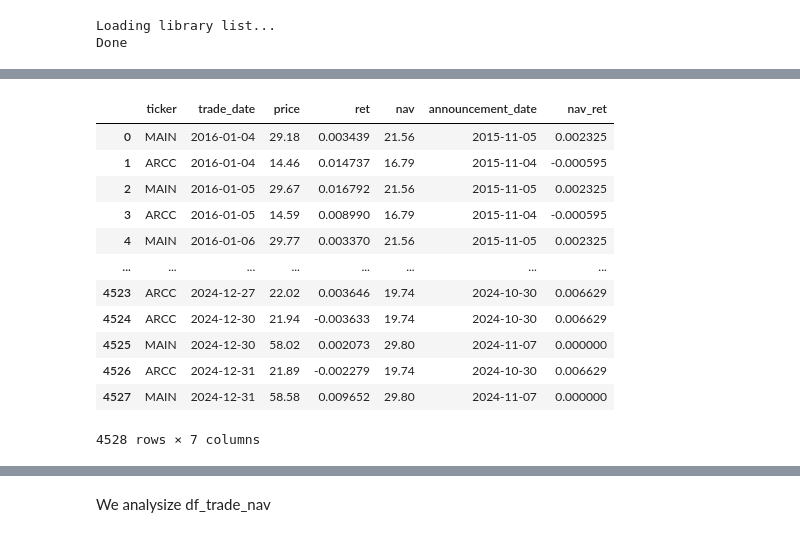
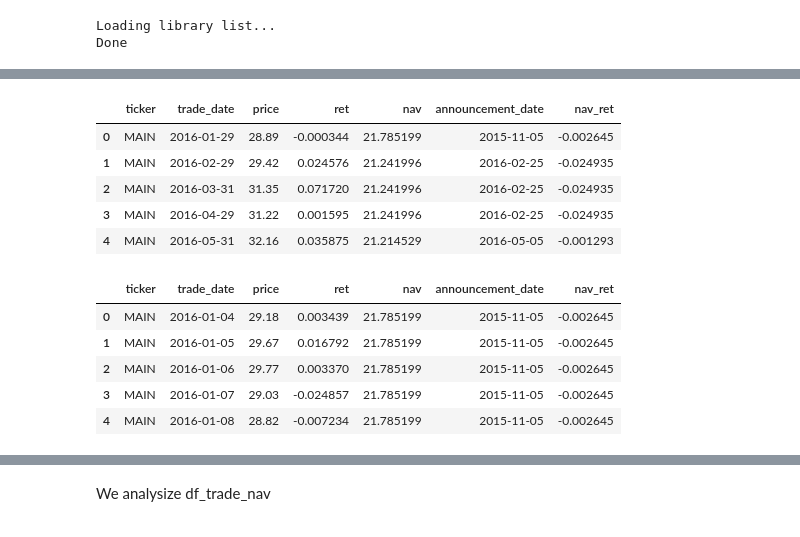
Before and after one commit to aj-zhimire/finance, a Jupyter notebook: BDC Sensitivity.ipynb, the cells around one changed output, grey strips where cells are left out. Cells and saved outputs as stored; diff of their text form; code cells hidden in the pictures.

```diff
--- a/BDC Sensitivity.ipynb
+++ b/BDC Sensitivity.ipynb
@@ -219,0 +158,39 @@ See the caveats in the documentation: https://pandas.pydata.org/pandas-docs/stab
+# %%
+# df nav
+
+query = """SELECT
+tic as ticker,
+    gvkey,
+    datadate,
+    rdq as announcement_date,
+    seqq,
+    cshoq,
+    (seqq / cshoq) AS nav
+FROM comp.fundq
+WHERE tic in  ('MAIN')
+AND datadate >= '2015-06-01'
+ORDER BY datadate;"""
+
+df_nav =db.raw_sql(query)
+
+# compute nav change
+
+# Convert date
+df_nav['announcement_date'] = pd.to_datetime(df_nav['announcement_date'])
+
+# --------------------------------------------------
+# 1) Sort properly (CRITICAL)
+# --------------------------------------------------
+df_nav = df_nav.sort_values(['ticker', 'announcement_date'])
+
+# --------------------------------------------------
+# 2) Compute NAV pct change
+# --------------------------------------------------
+df_nav['nav_ret'] = df_nav.groupby('ticker')['nav'].pct_change()
+
+# --------------------------------------------------
+# 3) Inspect
+# --------------------------------------------------
+df_nav[['ticker','announcement_date','nav','nav_ret']].head(15)
+
+df_nav.head()
@@ -266,44 +267,45 @@ where extract(year from dt.trade_date) >= 2016
 ORDER BY dt.trade_date
 """
 
-df_trade_nav_monthly = dd.query(query)
+df_trade_nav_monthly = dd.query(query).to_df()
+
+df_trade_nav_monthly.head()
+# %% [output]
+|  | ticker | trade_date | price | ret | nav | announcement_date | nav_ret |
+| 0 | MAIN | 2016-01-29 | 28.89 | -0.000344 | 21.785199 | 2015-11-05 | -0.002645 |
+| 1 | MAIN | 2016-02-29 | 29.42 | 0.024576 | 21.241996 | 2016-02-25 | -0.024935 |
+| 2 | MAIN | 2016-03-31 | 31.35 | 0.071720 | 21.241996 | 2016-02-25 | -0.024935 |
+| 3 | MAIN | 2016-04-29 | 31.22 | 0.001595 | 21.241996 | 2016-02-25 | -0.024935 |
+| 4 | MAIN | 2016-05-31 | 32.16 | 0.035875 | 21.214529 | 2016-05-05 | -0.001293 |
 # %%
 # df_trade_nav_daily (not needed for now)
 
 query = """
 SELECT
     dt.ticker,
     dt.trade_date,
     dt.price,
     dt.ret,
     dn.nav ,
     dn.announcement_date,
     dn.nav_ret
 FROM df_trade_daily dt
 ASOF JOIN df_nav dn
     ON UPPER(dt.ticker) = UPPER(dn.ticker)
    AND dt.trade_date >= dn.announcement_date
 where extract(year from dt.trade_date) >= 2016
 ORDER BY dt.trade_date
 """
 
-df_trade_nav_daily = dd.query(query).to_df()
-
-df_trade_nav_daily
+df_trade_nav_daily=dd.query(query).to_df()
+df_trade_nav_daily.head()
 # %% [output]
 |  | ticker | trade_date | price | ret | nav | announcement_date | nav_ret |
-| 0 | MAIN | 2016-01-04 | 29.18 | 0.003439 | 21.56 | 2015-11-05 | 0.002325 |
-| 1 | ARCC | 2016-01-04 | 14.46 | 0.014737 | 16.79 | 2015-11-04 | -0.000595 |
-| 2 | MAIN | 2016-01-05 | 29.67 | 0.016792 | 21.56 | 2015-11-05 | 0.002325 |
-| 3 | ARCC | 2016-01-05 | 14.59 | 0.008990 | 16.79 | 2015-11-04 | -0.000595 |
-| 4 | MAIN | 2016-01-06 | 29.77 | 0.003370 | 21.56 | 2015-11-05 | 0.002325 |
-| ... | ... | ... | ... | ... | ... | ... | ... |
-| 4523 | ARCC | 2024-12-27 | 22.02 | 0.003646 | 19.74 | 2024-10-30 | 0.006629 |
-| 4524 | ARCC | 2024-12-30 | 21.94 | -0.003633 | 19.74 | 2024-10-30 | 0.006629 |
-| 4525 | MAIN | 2024-12-30 | 58.02 | 0.002073 | 29.80 | 2024-11-07 | 0.000000 |
-| 4526 | ARCC | 2024-12-31 | 21.89 | -0.002279 | 19.74 | 2024-10-30 | 0.006629 |
-| 4527 | MAIN | 2024-12-31 | 58.58 | 0.009652 | 29.80 | 2024-11-07 | 0.000000 |
+| 0 | MAIN | 2016-01-04 | 29.18 | 0.003439 | 21.785199 | 2015-11-05 | -0.002645 |
+| 1 | MAIN | 2016-01-05 | 29.67 | 0.016792 | 21.785199 | 2015-11-05 | -0.002645 |
+| 2 | MAIN | 2016-01-06 | 29.77 | 0.003370 | 21.785199 | 2015-11-05 | -0.002645 |
+| 3 | MAIN | 2016-01-07 | 29.03 | -0.024857 | 21.785199 | 2015-11-05 | -0.002645 |
+| 4 | MAIN | 2016-01-08 | 28.82 | -0.007234 | 21.785199 | 2015-11-05 | -0.002645 |
-4528 rows × 7 columns
 # %%
 # pre-event study dataset
 #nav event + trade daily ###### MAIN DF #########
```
Also changed, not shown: parts of 14 cells of this notebook, 2 other files.
